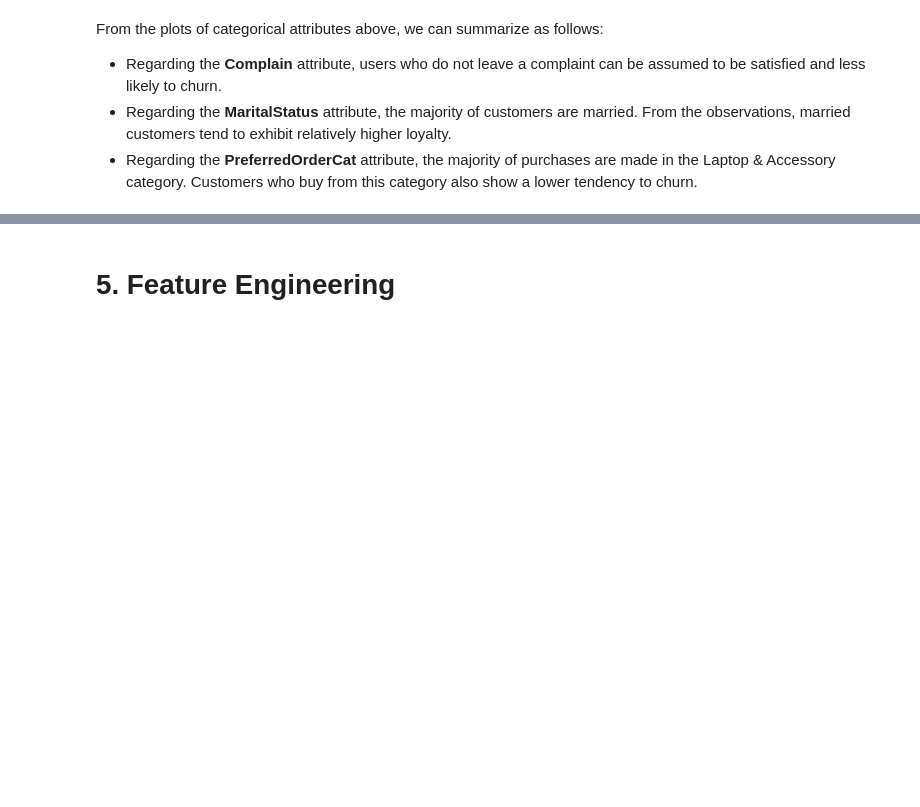
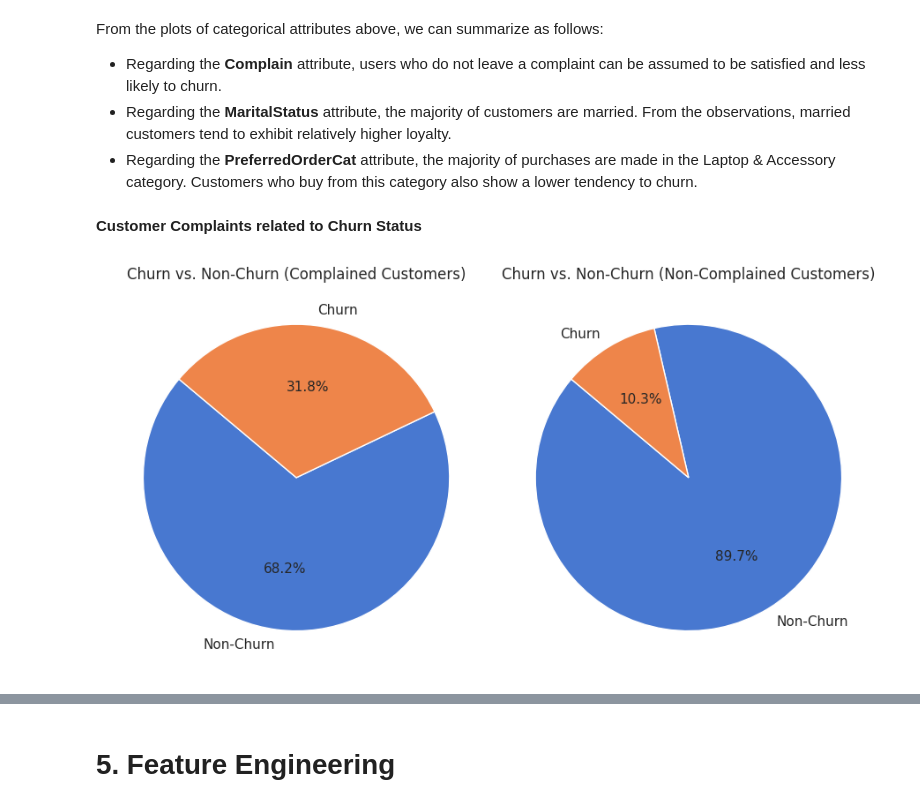
Before and after one commit to mfarik21/ECommerce-Customer-Churn, a Jupyter notebook: e-commerce-customer-churn.ipynb, the cells around one changed output, grey strips where cells are left out. Saved outputs shown, nothing was run; the diff lists cells and outputs as text; code cells hidden in the pictures; blank space fills up the shorter version.

```diff
--- a/e-commerce-customer-churn.ipynb
+++ b/e-commerce-customer-churn.ipynb
@@ -540,3 +542,36 @@ From the plots of categorical attributes above, we can summarize as follows:
 - Regarding the **Complain** attribute, users who do not leave a complaint can be assumed to be satisfied and less likely to churn.
 - Regarding the **MaritalStatus** attribute, the majority of customers are married. From the observations, married customers tend to exhibit relatively higher loyalty.
 - Regarding the **PreferredOrderCat** attribute, the majority of purchases are made in the Laptop & Accessory category. Customers who buy from this category also show a lower tendency to churn.
+# %% [markdown]
+**Customer Complaints related to Churn Status**
+# %%
+colors = sns.color_palette('muted', n_colors=2)
+
+complain_churn = df[df['Complain'] == 1]['Churn'].value_counts(normalize=True) * 100
+complain_non_churn = df[df['Complain'] == 0]['Churn'].value_counts(normalize=True) * 100
+
+fig, axes = plt.subplots(1, 2, figsize=(9, 6))
+
+label_mapping = {0: 'Non-Churn', 1: 'Churn'}
+complain_churn.index = complain_churn.index.map(label_mapping)
+complain_non_churn.index = complain_non_churn.index.map(label_mapping)
+
+def func(pct):
+    return f'{pct:.1f}%'
+
+wedges, texts, autotexts = axes[0].pie(complain_churn, labels=complain_churn.index, autopct=func, colors=colors, startangle=140)
+axes[0].set_title('Churn vs. Non-Churn (Complained Customers)', fontsize=12)
+
+for text in texts + autotexts:
+    text.set_fontsize(11)
+
+wedges, texts, autotexts = axes[1].pie(complain_non_churn, labels=complain_non_churn.index, autopct=func, colors=colors, startangle=140)
+axes[1].set_title('Churn vs. Non-Churn (Non-Complained Customers)', fontsize=12)
+
+for text in texts + autotexts:
+    text.set_fontsize(11)
+
+plt.tight_layout()
+plt.show()
+# %% [output]
+[figure, added]
```
Also changed, not shown: parts of 15 cells of this notebook, 8 other files.
